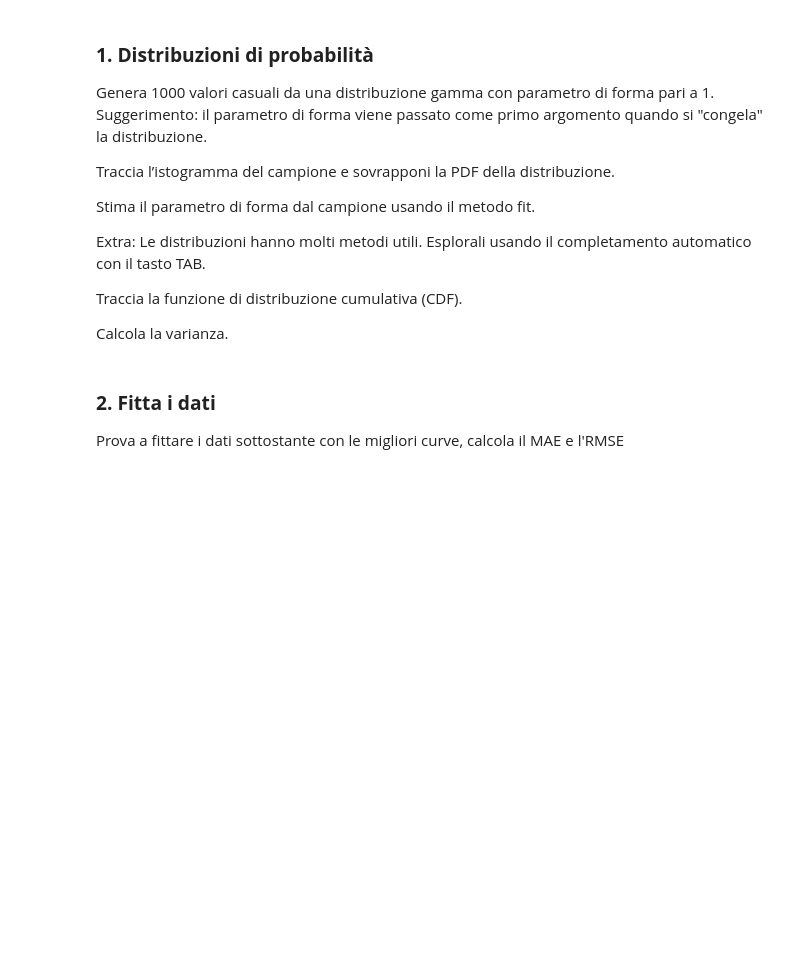
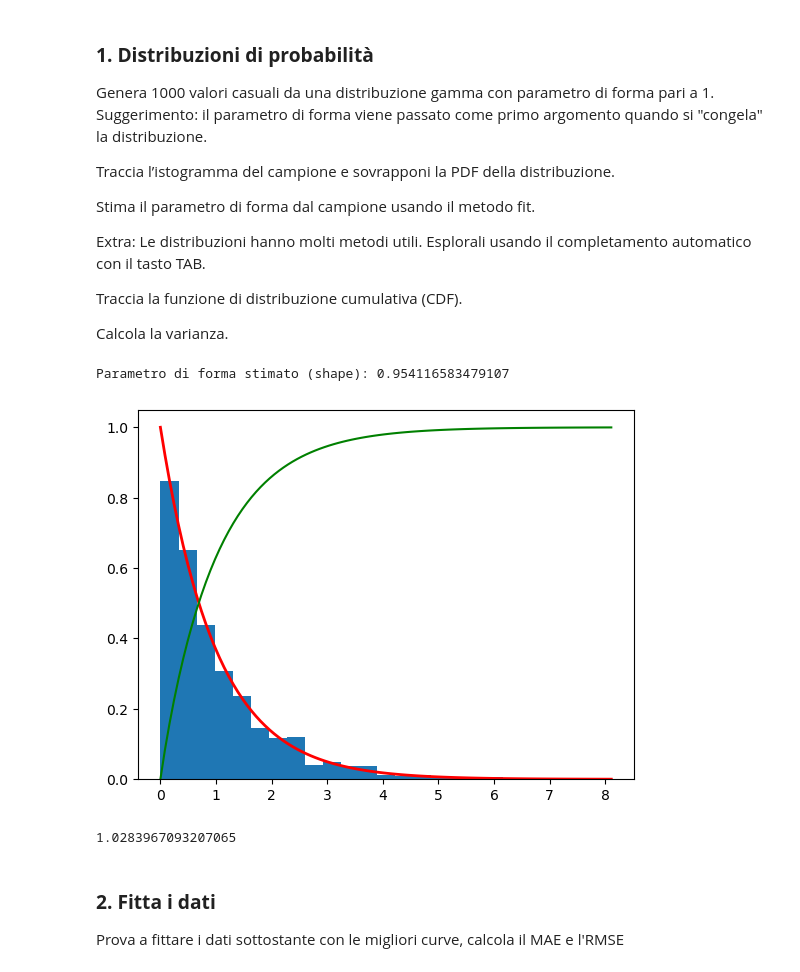
Before and after one commit to Suezooo/LabProgrammazione2, a Jupyter notebook: esercizi/6_Esercizi_lez_6.ipynb, the cells around one changed output. Saved outputs shown, nothing was run; the diff lists cells and outputs as text; code cells hidden in the pictures; blank space fills up the shorter version.

```diff
--- a/esercizi/6_Esercizi_lez_6.ipynb
+++ b/esercizi/6_Esercizi_lez_6.ipynb
@@ -13,6 +13,34 @@ Le distribuzioni hanno molti metodi utili. Esplorali usando il completamento aut
 Traccia la funzione di distribuzione cumulativa (CDF).
 
 Calcola la varianza.
+# %%
+import numpy as np
+import matplotlib.pyplot as plt
+from scipy.stats import gamma
+
+#1
+a = 1
+sample = gamma.rvs(a, size=1000)
+
+plt.hist(sample, bins= 25, density=True)
+x = np.linspace(0, sample.max(),100)
+plt.plot(x, gamma.pdf(x, a), 'r-', lw=2, label='PDF teorica')
+
+
+#2
+shape = gamma.fit(sample)
+print("Parametro di forma stimato (shape):", shape[0])
+
+#3
+plt.plot(x,gamma.cdf(x,shape[0],shape[1],shape[2]), "g-")
+plt.show()
+
+#4
+np.var(sample)
+# %% [output]
+Parametro di forma stimato (shape): 0.954116583479107
+[figure, added]
+1.0283967093207065
 # %% [markdown]
 ### **2. Fitta i dati**
 Prova a fittare i dati sottostante con le migliori curve, calcola il MAE e l'RMSE
```
Also changed, not shown: parts of 3 cells of this notebook.
